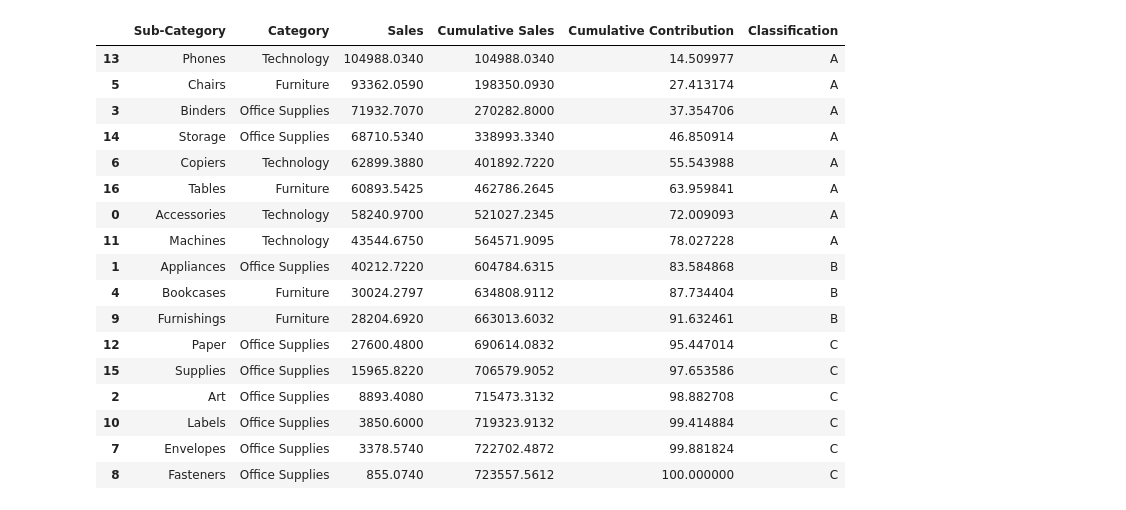
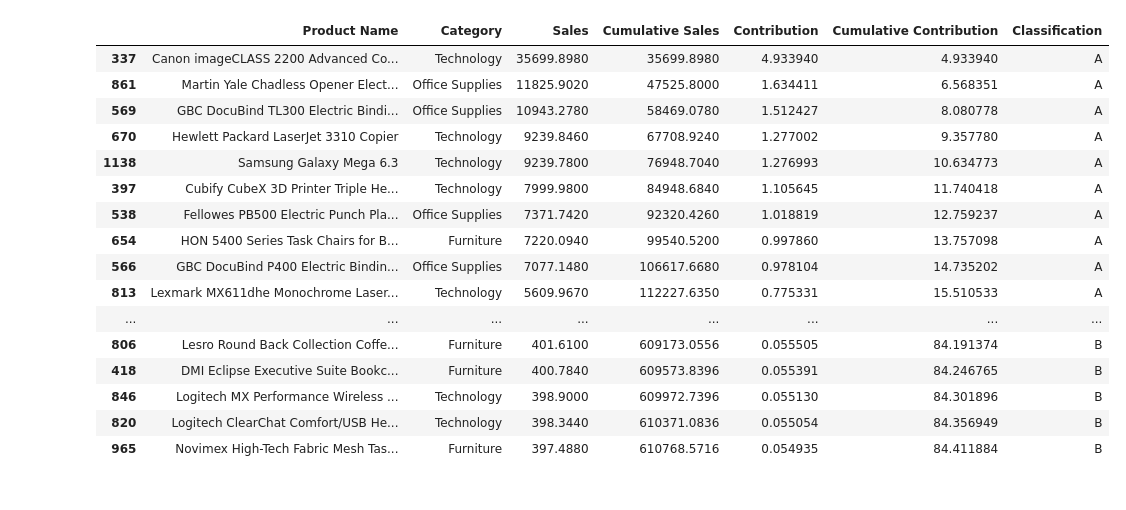
Before and after one commit to gpower8/SupplyChainAnalysis, a Jupyter notebook: ABC Analysis.ipynb, the cells around one changed output. Cells and saved outputs as stored; diff of their text form; code cells hidden in the pictures.

Commit message:
added by product and minor changes

```diff
--- a/ABC Analysis.ipynb
+++ b/ABC Analysis.ipynb
@@ -1,5 +1,6 @@
 # %%
 import pandas as pd
+
 import matplotlib.pyplot as plt
 from statsmodels.tsa.holtwinters import SimpleExpSmoothing, ExponentialSmoothing
 from sklearn.linear_model import LinearRegression
@@ -8,3 +9,5 @@ import numpy as np
 
 import warnings
 warnings.filterwarnings("ignore")
+
+pd.set_option('display.max_rows', None)
@@ -10,0 +24,23 @@ warnings.filterwarnings("ignore")
+# %%
+# by Sub-Category
+# process sales, cumulative sales sorted by sales, and corresponding cumulative contribution
+sales_by_subcat = filtered_data.groupby(['Sub-Category', 'Category'])['Sales'].sum().reset_index()
+total_sales = sales_by_subcat['Sales'].sum()
+sales_by_subcat = sales_by_subcat.sort_values(by='Sales', ascending=False)
+sales_by_subcat['Cumulative Sales'] = sales_by_subcat['Sales'].cumsum()
+sales_by_subcat['Contribution'] = (sales_by_subcat['Sales'] / total_sales) * 100
+sales_by_subcat['Cumulative Contribution'] = (sales_by_subcat['Cumulative Sales'] / total_sales) * 100
+
+#classification of categories A, B, C
+def classify_product(contribution):
+    if contribution <= 80:
+        return 'A'
+    elif contribution <= 95:
+        return 'B'
+    else:
+        return 'C'
+
+sales_by_subcat['Classification'] = sales_by_subcat['Cumulative Contribution'].apply(classify_product)
+
+#categorized sub-categories
+sales_by_subcat
@@ -11,50 +66,41 @@ warnings.filterwarnings("ignore")
 # %%
-
-# Load the dataset
-data = pd.read_csv('train.csv')
-data['Order Date'] = pd.to_datetime(data['Order Date'], format='%d/%m/%Y')
-
-# filter for past year
-latest_date = data['Order Date'].max()
-one_year_ago = latest_date - pd.DateOffset(years=1)
-filtered_data = data[data['Order Date'] >= one_year_ago]
-
+# by product
 # process sales, cumulative sales sorted by sales, and corresponding cumulative contribution
-sales_by_product = filtered_data.groupby(['Sub-Category', 'Category'])['Sales'].sum().reset_index()
+sales_by_product = filtered_data.groupby(['Product Name', 'Category'])['Sales'].sum().reset_index()
 total_sales = sales_by_product['Sales'].sum()
 sales_by_product = sales_by_product.sort_values(by='Sales', ascending=False)
 sales_by_product['Cumulative Sales'] = sales_by_product['Sales'].cumsum()
+sales_by_product['Contribution'] = (sales_by_product['Sales'] / total_sales) * 100
 sales_by_product['Cumulative Contribution'] = (sales_by_product['Cumulative Sales'] / total_sales) * 100
 
 #classification of categories A, B, C
 def classify_product(contribution):
     if contribution <= 80:
         return 'A'
     elif contribution <= 95:
         return 'B'
     else:
         return 'C'
 
 sales_by_product['Classification'] = sales_by_product['Cumulative Contribution'].apply(classify_product)
 
 #categorized sub-categories
 sales_by_product
 # %% [output]
-|  | Sub-Category | Category | Sales | Cumulative Sales | Cumulative Contribution | Classification |
-| 13 | Phones | Technology | 104988.0340 | 104988.0340 | 14.509977 | A |
-| 5 | Chairs | Furniture | 93362.0590 | 198350.0930 | 27.413174 | A |
-| 3 | Binders | Office Supplies | 71932.7070 | 270282.8000 | 37.354706 | A |
-| 14 | Storage | Office Supplies | 68710.5340 | 338993.3340 | 46.850914 | A |
-| 6 | Copiers | Technology | 62899.3880 | 401892.7220 | 55.543988 | A |
-| 16 | Tables | Furniture | 60893.5425 | 462786.2645 | 63.959841 | A |
-| 0 | Accessories | Technology | 58240.9700 | 521027.2345 | 72.009093 | A |
-| 11 | Machines | Technology | 43544.6750 | 564571.9095 | 78.027228 | A |
-| 1 | Appliances | Office Supplies | 40212.7220 | 604784.6315 | 83.584868 | B |
-| 4 | Bookcases | Furniture | 30024.2797 | 634808.9112 | 87.734404 | B |
-| 9 | Furnishings | Furniture | 28204.6920 | 663013.6032 | 91.632461 | B |
-| 12 | Paper | Office Supplies | 27600.4800 | 690614.0832 | 95.447014 | C |
-| 15 | Supplies | Office Supplies | 15965.8220 | 706579.9052 | 97.653586 | C |
-| 2 | Art | Office Supplies | 8893.4080 | 715473.3132 | 98.882708 | C |
-| 10 | Labels | Office Supplies | 3850.6000 | 719323.9132 | 99.414884 | C |
-| 7 | Envelopes | Office Supplies | 3378.5740 | 722702.4872 | 99.881824 | C |
-| 8 | Fasteners | Office Supplies | 855.0740 | 723557.5612 | 100.000000 | C |
+|  | Product Name | Category | Sales | Cumulative Sales | Contribution | Cumulative Contribution | Classification |
+| 337 | Canon imageCLASS 2200 Advanced Co... | Technology | 35699.8980 | 35699.8980 | 4.933940 | 4.933940 | A |
+| 861 | Martin Yale Chadless Opener Elect... | Office Supplies | 11825.9020 | 47525.8000 | 1.634411 | 6.568351 | A |
+| 569 | GBC DocuBind TL300 Electric Bindi... | Office Supplies | 10943.2780 | 58469.0780 | 1.512427 | 8.080778 | A |
+| 670 | Hewlett Packard LaserJet 3310 Copier | Technology | 9239.8460 | 67708.9240 | 1.277002 | 9.357780 | A |
+| 1138 | Samsung Galaxy Mega 6.3 | Technology | 9239.7800 | 76948.7040 | 1.276993 | 10.634773 | A |
+| 397 | Cubify CubeX 3D Printer Triple He... | Technology | 7999.9800 | 84948.6840 | 1.105645 | 11.740418 | A |
+| 538 | Fellowes PB500 Electric Punch Pla... | Office Supplies | 7371.7420 | 92320.4260 | 1.018819 | 12.759237 | A |
+| 654 | HON 5400 Series Task Chairs for B... | Furniture | 7220.0940 | 99540.5200 | 0.997860 | 13.757098 | A |
+| 566 | GBC DocuBind P400 Electric Bindin... | Office Supplies | 7077.1480 | 106617.6680 | 0.978104 | 14.735202 | A |
+| 813 | Lexmark MX611dhe Monochrome Laser... | Technology | 5609.9670 | 112227.6350 | 0.775331 | 15.510533 | A |
+| ... | ... | ... | ... | ... | ... | ... | ... |
+| 806 | Lesro Round Back Collection Coffe... | Furniture | 401.6100 | 609173.0556 | 0.055505 | 84.191374 | B |
+| 418 | DMI Eclipse Executive Suite Bookc... | Furniture | 400.7840 | 609573.8396 | 0.055391 | 84.246765 | B |
+| 846 | Logitech MX Performance Wireless ... | Technology | 398.9000 | 609972.7396 | 0.055130 | 84.301896 | B |
+| 820 | Logitech ClearChat Comfort/USB He... | Technology | 398.3440 | 610371.0836 | 0.055054 | 84.356949 | B |
+| 965 | Novimex High-Tech Fabric Mesh Tas... | Furniture | 397.4880 | 610768.5716 | 0.054935 | 84.411884 | B |
```
Also changed, not shown: parts of 2 cells of this notebook.
